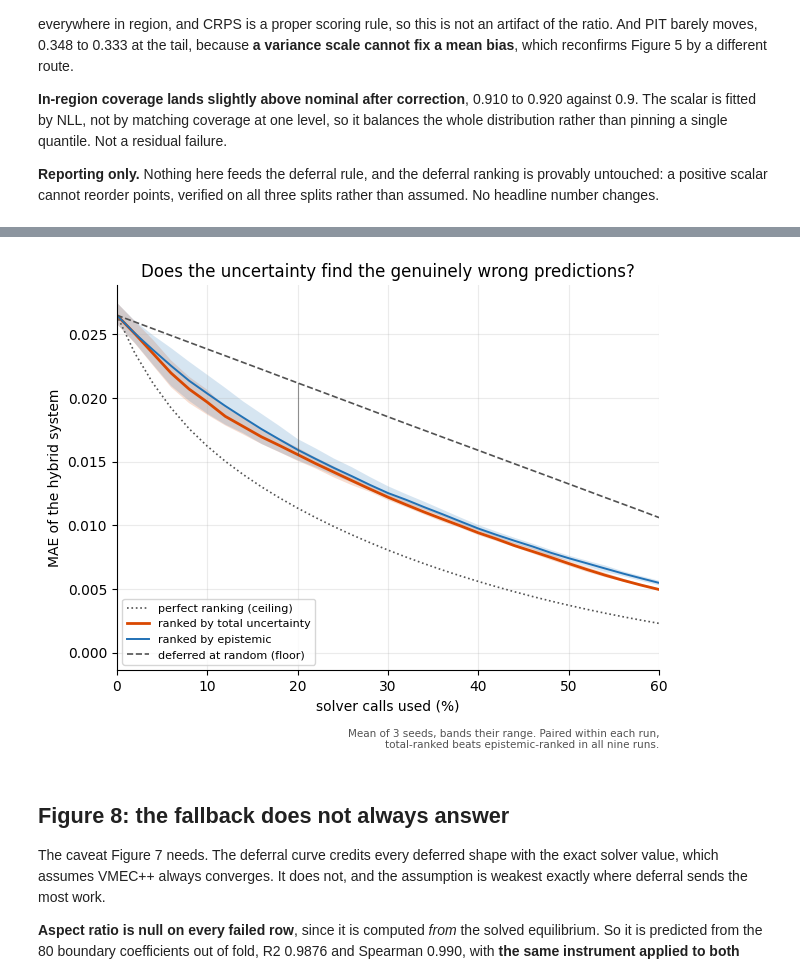
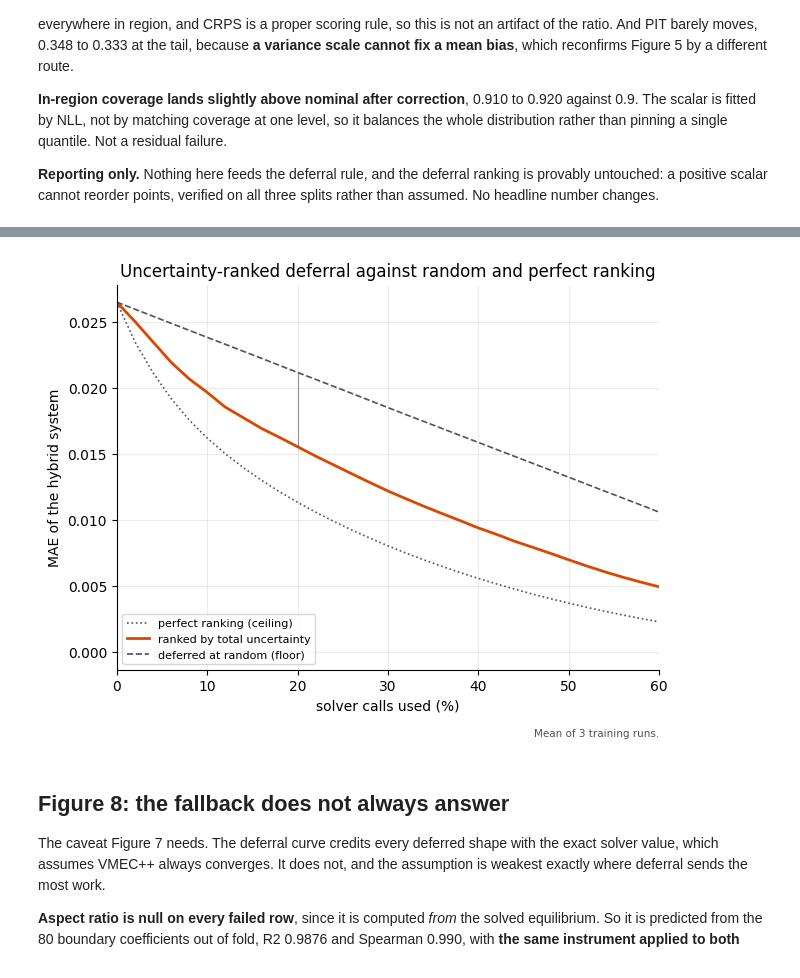
Before and after one commit to cecanelo/ConStelleration, a Jupyter notebook: notebooks/figures.ipynb, the cells around one changed output, grey strips where cells are left out. Cells and saved outputs as stored; diff of their text form; code cells hidden in the pictures.

```diff
--- a/notebooks/figures.ipynb
+++ b/notebooks/figures.ipynb
@@ -92,9 +93,9 @@ everywhere, which matters more than any individual choice.
 # %%
 # One width for every figure, so the saved PNGs line up when several are shown
 # together. Heights still vary with content.
-FIG_WIDTH = 711
+FIG_WIDTH = 7
 
-COLOR_TRAIN = '#9ecae1'
+COLOR_TRAIN =  '#969696' # matches COLOR_NEUTRAL, the in-region color used in cell 37
 COLOR_TAIL = '#d94801'
 COLOR_HOLE = '#2171b5'
 COLOR_ALEATORIC = '#6a51a3'
@@ -141,14 +142,14 @@ fig, (ax_tail, ax_hole) = plt.subplots(2, 1, sharex=False, figsize=(FIG_WIDTH, 6
 bins = np.linspace(axis.min(), axis.max(), 80)
 
 panels = [
-    (ax_tail, tail_test, COLOR_TAIL, 'Tail: hold out the compact end'),
-    (ax_hole, hole_test, COLOR_HOLE, 'Hole: hold out a band at percentiles 20 to 40'),
+    (ax_tail, tail_test, COLOR_TAIL, 'TAIL: hold out the compact end'),
+    (ax_hole, hole_test, COLOR_HOLE, 'HOLE: hold out a band at percentiles 20 to 40'),
 ]
 
 for ax, test_mask, color, title in panels:
-    ax.hist(axis, bins=bins, color=COLOR_TRAIN, label='kept')
-    ax.hist(axis[test_mask], bins=bins, color=color, label=f'held out ({test_mask.sum():,})')
-    ax.set_ylabel('configurations')
+    ax.hist(axis, bins=bins, color=COLOR_TRAIN, label='train set', alpha=0.7)
+    ax.hist(axis[test_mask], bins=bins, color=color, label=f'test set ({test_mask.sum():,})')
+    ax.set_ylabel('number of configurations')
     ax.set_title(title, fontsize=10, loc='left')
     ax.legend(fontsize=8)
 
@@ -587,12 +571,6 @@ training, no parquet, under a second.
 cal = load_results('calibration')
 calibration = cal['results']
 LEVELS = cal['constants']['LEVELS']
-
-deferral = load_results('deferral')['results']
-# Renamed: `deferral_curve` is now the shared function from metrics, and a
-# DataFrame of the same name would shadow it. Kept as a cross-check that the
-# committed CSV and the recomputed seed 0 curve agree.
-deferral_curve_csv = pd.read_csv(REPO_ROOT / 'results' / 'deferral_curve.csv')
 
 sweep = load_results('n_sweep')
 sweep_cells = sweep['results']['cells']
@@ -1014,7 +1228,7 @@ Deferred points are credited the exact solver value, so this assumes the
 solver always succeeds. Figure 8 below measures how often that assumption
 holds.
 # %%
-# Toggle. 'crps' is the deliverable and the default; 'mae' is the robustness
+# Toggle. 'mae' is the deliverable and the default; 'crps' is the supporting
 # check described in the markdown above. Changing this changes the y axis, the
 # oracle's ranking signal and the saved filename together, which is the point:
 # any one of the three left behind would produce a quietly wrong figure.
@@ -1032,7 +1246,11 @@ def absolute_error(y_true, mean, variance):
 
 SCORERS = {
     'crps': (crps_gaussian, 'CRPS', 'Miscalibrated intervals, and the ranking still works'),
-    'mae': (absolute_error, 'MAE', 'Does the uncertainty find the genuinely wrong predictions?'),
+    'mae': (
+        absolute_error,
+        'MAE',
+        'Uncertainty-ranked deferral against random and perfect ranking',
+    ),
 }
 score_fn, score_label, score_title = SCORERS[SCORE]
 
@@ -1073,11 +1291,13 @@ per_seed = [curves_for('tail', s) for s in SEEDS]
 
 fig, ax = plt.subplots(figsize=(FIG_WIDTH, 5))
 
+# Only total-ranked is drawn. Aleatoric and epistemic land within a few percent
+# of it, so three near-identical lines cost the reader attention without changing
+# the conclusion. curves_for still computes them; the comparison between the three
+# is stated in the markdown above and in results/seed_spread.json.
 RANKINGS = {
     'oracle': ('perfect ranking (ceiling)', COLOR_NEUTRAL, ':', 1.2),
     'total': ('ranked by total uncertainty', COLOR_TAIL, '-', 2.0),
-    'aleatoric': ('ranked by aleatoric', COLOR_ALEATORIC, '-', 1.4),
-    'epistemic': ('ranked by epistemic', COLOR_HOLE, '-', 1.4),
     'random': ('deferred at random (floor)', COLOR_NEUTRAL, '--', 1.2),
 }
 
@@ -1086,11 +1306,9 @@ means = {}
 
 for name, (label, color, style, width) in RANKINGS.items():
     stack = [c[name] for c in per_seed]
-    # Band only on the two signals whose ordering the design predicted, which
-    # is the comparison the figure was built for. A third band on aleatoric
-    # would sit between them and turn the panel to mush; its result is in the
-    # caption instead. The floor and ceiling are not in question either way.
-    mean = band(ax, x, stack, color) if name in ('total', 'epistemic') else np.mean(stack, axis=0)
+    # No bands. A marginal band cannot show a paired, within-run comparison,
+    # and overlapping bands read as "these are the same," which is wrong.
+    mean = np.mean(stack, axis=0)
     means[name] = mean
     ax.plot(x, mean, style, color=color, linewidth=width, label=label)
 
@@ -1100,58 +1318,42 @@ for name, (label, color, style, width) in RANKINGS.items():
 # from the one drawn.
 at_20 = {k: float(np.interp(0.2, RATES, v)) for k, v in means.items()}
 none = float(means['total'][0])
 
-# Cross-check against the committed artifact, which is seed 0 and CRPS.
-if SCORE == 'crps':
-    seed0_at_20 = float(np.interp(0.2, RATES, per_seed[0]['total']))
-    assert abs(seed0_at_20 - deferral['out']['rankings']['total']['crps_at']['0.2']) < 1e-12
+# Cross-check seed 0 against the committed artifact for whichever score is
+# plotted. This used to run on the CRPS path only, which meant the figure the
+# README publishes was verified against nothing. scripts/deferral.py writes
+# deferral.json for CRPS and deferral_mae.json for MAE.
+artifact = load_results('deferral' if SCORE == 'crps' else f'deferral_{SCORE}')['results']
+seed0_at_20 = float(np.interp(0.2, RATES, per_seed[0]['total']))
+assert abs(seed0_at_20 - artifact['out']['rankings']['total']['score_at']['0.2']) < 1e-12
 
 ax.annotate(
-    f'Mean of {len(SEEDS)} seeds, bands their range. Paired within each seed,\n'
-    'total and aleatoric both beat epistemic here; total does on every split.',
+    f'Mean of {len(SEEDS)} training runs.',
     xy=(1.0, 0.0),
     xycoords='axes fraction',
     xytext=(0, -42),
     textcoords='offset points',
     ha='right',
     va='top',
     fontsize=7.5,
     color=COLOR_NEUTRAL,
 )
 
 ax.plot([20, 20], [at_20['total'], at_20['random']], color=COLOR_NEUTRAL, lw=0.8, alpha=0.6)
 
 ax.set_xlim(0, 60)
 ax.set_xlabel('solver calls used (%)')
 ax.set_ylabel(f'{score_label} of the hybrid system')
 ax.set_title(score_title)
 # Lower left: the only corner no curve enters, and it frees the top right for
 # the annotation that carries the figure's number.
 ax.legend(fontsize=8, loc='lower left')
 
-# The bands for total and epistemic overlap, and read alone that says the two
-# signals are indistinguishable. They are not: both come from the SAME ensemble,
-# so the comparison is paired, and what varies between them within a run is the
-# signal while what varies between runs is the level. Said on the figure because
-# the overlap is the first thing a reader will notice.
-# fig.text(
-#     0.99,
-#     -0.10,
-#     f'Lines are the mean of {len(SEEDS)} training seeds, bands their range. The two '
-#     'signals overlap here,\nbut they are computed from the same ensemble, so the '
-#     'comparison is paired: within each\nrun, total-ranked beats epistemic-ranked in '
-#     'all nine runs across three splits.',
-#     ha='right',
-#     va='top',
-#     fontsize=7.5,
-#     color=COLOR_NEUTRAL,
-# )
-
 # Separate filename per score, so flipping the toggle and saving cannot
 # overwrite the committed CRPS deliverable with a different metric.
 keep(fig, 'deferral_curve' if SCORE == 'crps' else 'deferral_curve_mae')
 # %% [output]
-[figure, old version]
+[figure, new version]
 # %% [markdown]
 ## Figure 8: the fallback does not always answer
 
```
Also changed, not shown: parts of 16 cells of this notebook, 30 other files.
